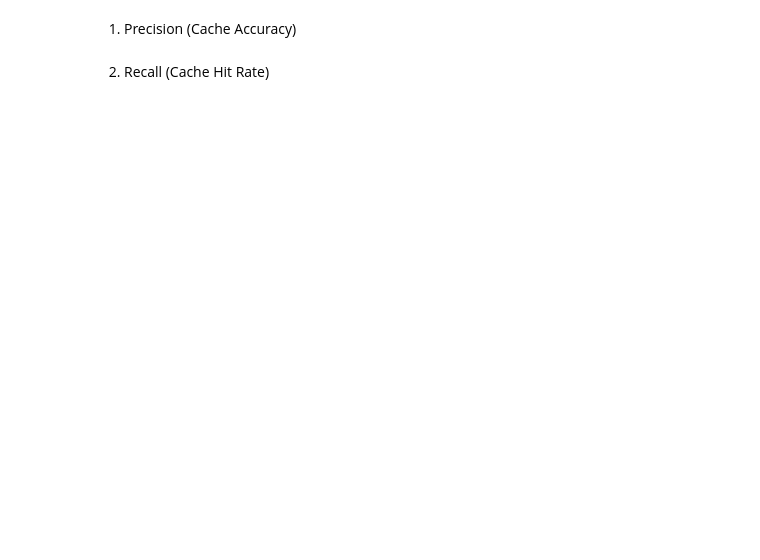
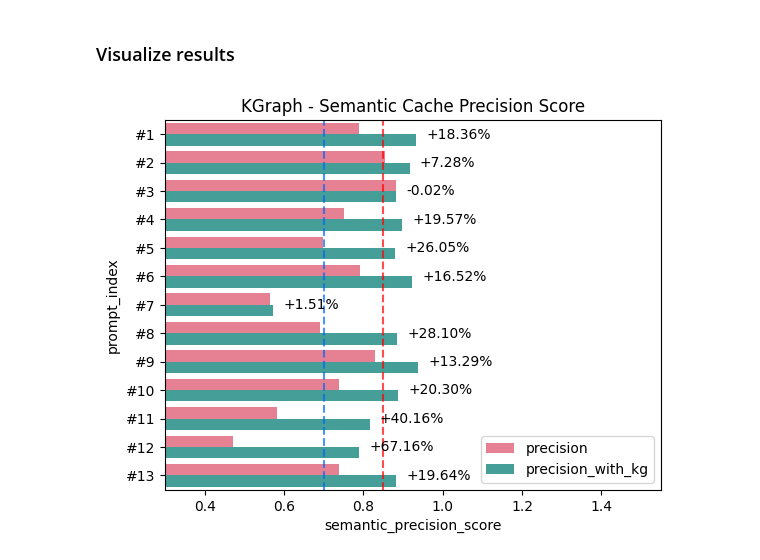
Before and after one commit to NicholasDominic/llm-semantic-caching-kgraph, a Jupyter notebook: main.ipynb, the cells around one changed output. Saved outputs shown, nothing was run; the diff lists cells and outputs as text; code cells hidden in the pictures; blank space fills up the shorter version.

```diff
--- a/main.ipynb
+++ b/main.ipynb
@@ -136,7 +137,42 @@ score_threshold = .85
-# %% [markdown]
-1. Precision (Cache Accuracy)
-# %% [markdown]
-2. Recall (Cache Hit Rate)
+# %% [markdown]
+### Visualize results
+# %%
+data = rcsv("results/kgsc_results.csv")
+data.insert(len(data.columns), "percent_imprv", (data.precision_with_kg - data.precision) / data.precision * 100)
+data.index += 1
+data = data.reset_index()
+# %%
+data2 = melt(data, id_vars=["index"], value_vars=["precision", "precision_with_kg"], var_name="prec")
+data2 = data2.rename(columns={"index" : "prompt_index", "value" : "semantic_precision_score"})
+# %%
+fig, ax = plt.subplots()
+sns.set_color_codes("pastel")
+sns.barplot(x="semantic_precision_score", y="prompt_index", hue="prec", \
+            data=data2, palette='husl', orient="h")
+
+for i, m in data.iterrows():
+    pct = m.loc['percent_imprv']
+    txt = '{:.2f}%'.format(pct) if pct < 0 else '+{:.2f}%'.format(pct)
+
+    ax.annotate(text=txt, xy=(m.loc[['precision', 'precision_with_kg']].max(),i),
+                xytext=(10, 0), textcoords='offset pixels', ha='left', va='center')
+
+labels = ["#{}".format(i) for i in data2["prompt_index"]]
+ax.set_yticklabels(labels)
+
+plt.title("KGraph - Semantic Cache Precision Score")
+plt.xlim(.3, 1.55)
+
+low_thresh, high_thresh = .70, .85
+colors = ["xkcd:bright blue", "red"]
+for color, t in zip(colors, [low_thresh, high_thresh]):
+    plt.axvline(x=t, linestyle="--", c=color, alpha=.7)
+
+plt.legend(loc='lower right')
+plt.savefig("results/precision.png", dpi=300, bbox_inches="tight")
+plt.show()
+# %% [output]
+[figure, added]
 # %%
 # from transformers import BertTokenizer, BertModel, GPT2TokenizerFast, GPT2Model
 
```
Also changed, not shown: parts of 8 cells of this notebook, 5 other files.
